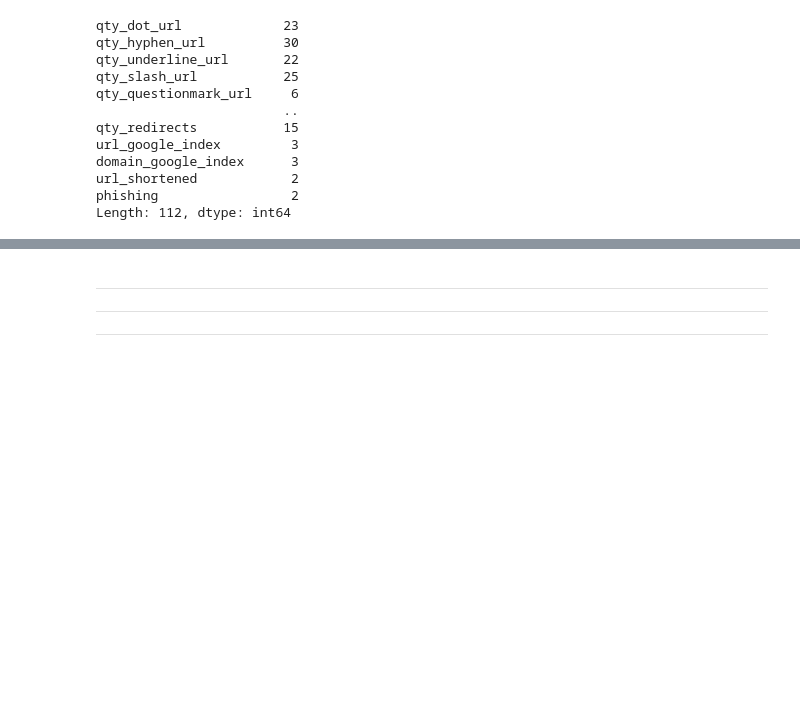
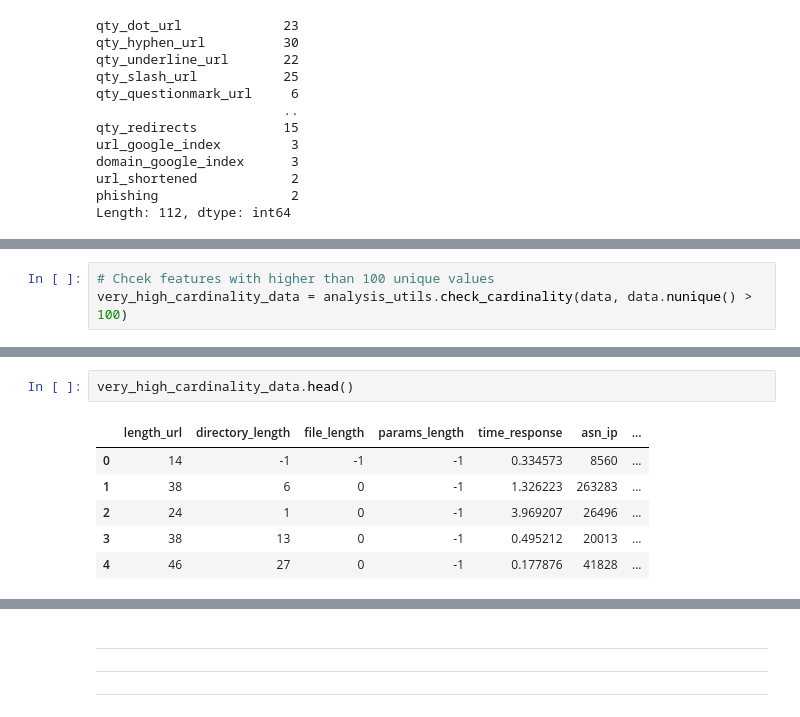
Before and after one commit to AdhamGamal/Simple-Phishing-Classification, a Jupyter notebook: pipeline.ipynb, the cells around one changed output, grey strips where cells are left out. Cells and saved outputs as stored; diff of their text form; blank space fills up the shorter version.

```diff
--- a/pipeline.ipynb
+++ b/pipeline.ipynb
@@ -81,0 +85,3 @@ Length: 112, dtype: int64
+# %%
+# Chcek features with higher than 100 unique values
+very_high_cardinality_data = analysis_utils.check_cardinality(data, data.nunique() > 100)
@@ -81,0 +99,9 @@ Length: 112, dtype: int64
+# %%
+very_high_cardinality_data.head()
+# %% [output]
+|  | length_url | directory_length | file_length | params_length | time_response | asn_ip | ... |
+| 0 | 14 | -1 | -1 | -1 | 0.334573 | 8560 | ... |
+| 1 | 38 | 6 | 0 | -1 | 1.326223 | 263283 | ... |
+| 2 | 24 | 1 | 0 | -1 | 3.969207 | 26496 | ... |
+| 3 | 38 | 13 | 0 | -1 | 0.495212 | 20013 | ... |
+| 4 | 46 | 27 | 0 | -1 | 0.177876 | 41828 | ... |
```
Also changed, not shown: parts of 60 cells of this notebook, 2 other files.
